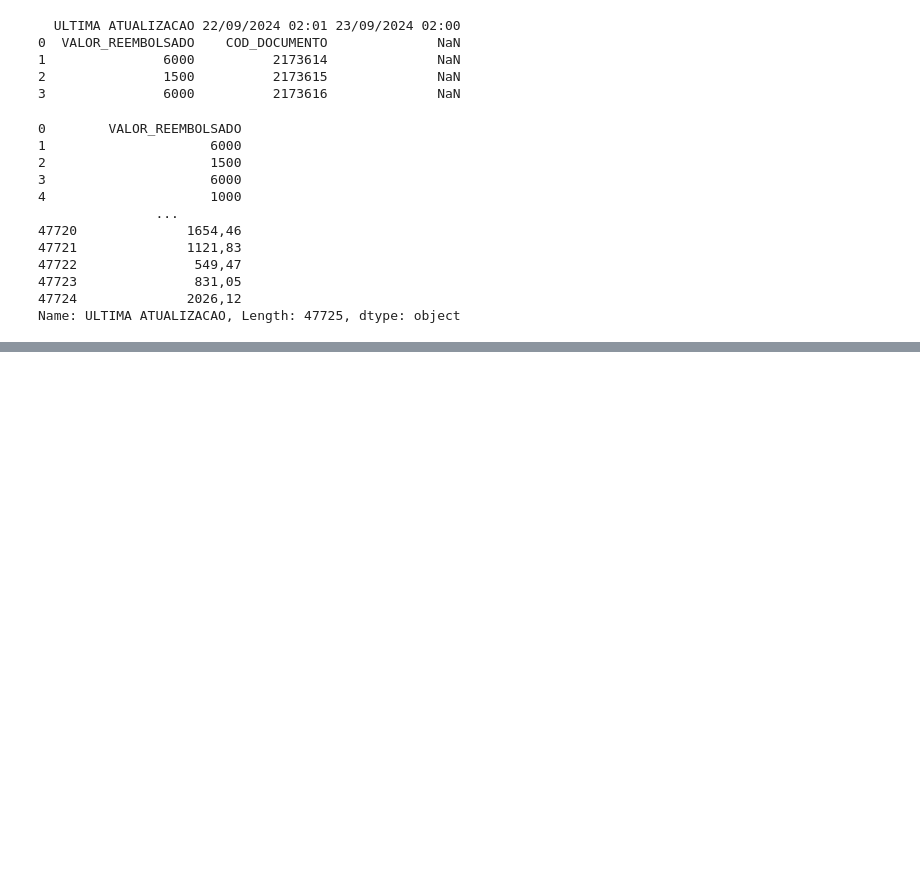
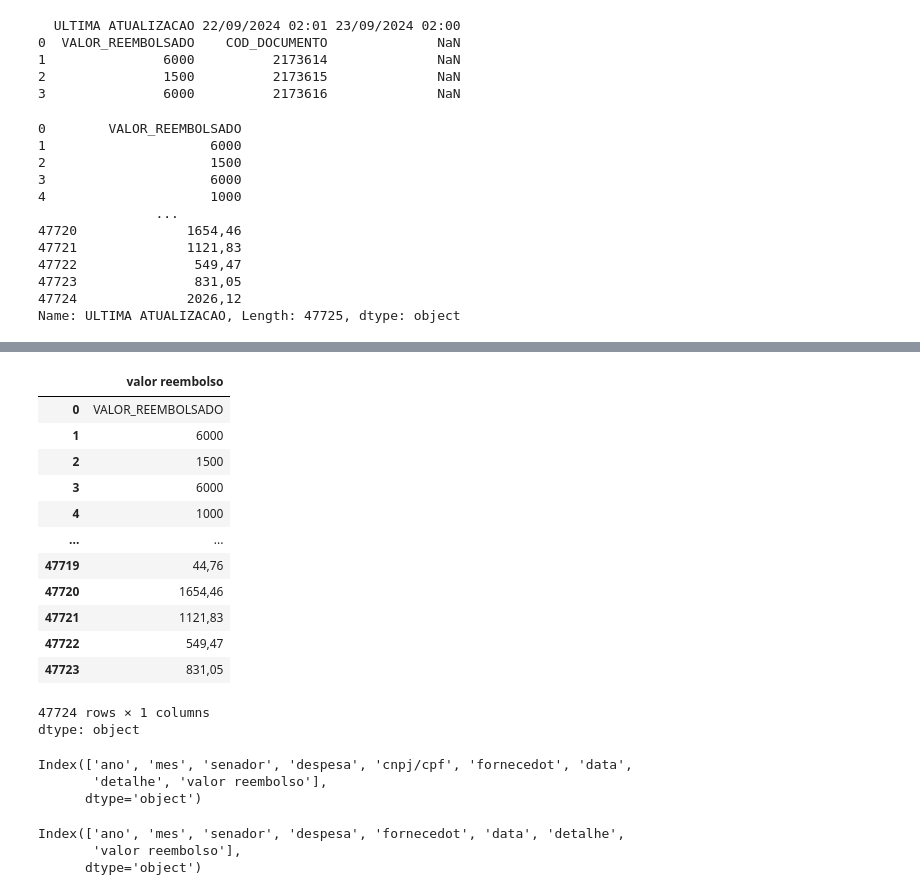
Before and after one commit to jeniferGoncalvesDaSilvaDev/7daysofcode-ds-alura2, a Jupyter notebook: desafio_7daysofcode_ds_alura.ipynb, the cells around one changed output, grey strips where cells are left out. Cells and saved outputs as stored; diff of their text form; code cells hidden in the pictures; blank space fills up the shorter version.

```diff
--- a/desafio_7daysofcode_ds_alura.ipynb
+++ b/desafio_7daysofcode_ds_alura.ipynb
@@ -413 +430,3 @@ df_unico_2['actual_column_name']
+# %%
+df_novo_4['valor reembolso'] =df_novo_4['ULTIMA ATUALIZACAO']
 # %%
@@ -428,0 +438,17 @@ df_novo_4
+# %%
+df_novo_4['valor reembolso']
+# %% [output]
+|  | valor reembolso |
+| 0 | VALOR_REEMBOLSADO |
+| 1 | 6000 |
+| 2 | 1500 |
+| 3 | 6000 |
+| 4 | 1000 |
+| ... | ... |
+| 47719 | 44,76 |
+| 47720 | 1654,46 |
+| 47721 | 1121,83 |
+| 47722 | 549,47 |
+| 47723 | 831,05 |
+47724 rows × 1 columns
+dtype: object
@@ -428,0 +457,6 @@ df_novo_4
+# %%
+df_novo_4.columns
+# %% [output]
+Index(['ano', 'mes', 'senador', 'despesa', 'cnpj/cpf', 'fornecedot', 'data',
+       'detalhe', 'valor reembolso'],
+      dtype='object')
@@ -428,0 +465,6 @@ df_novo_4
+# %%
+df_novo_4.columns
+# %% [output]
+Index(['ano', 'mes', 'senador', 'despesa', 'fornecedot', 'data', 'detalhe',
+       'valor reembolso'],
+      dtype='object')
```
Also changed, not shown: parts of 6 cells of this notebook.
